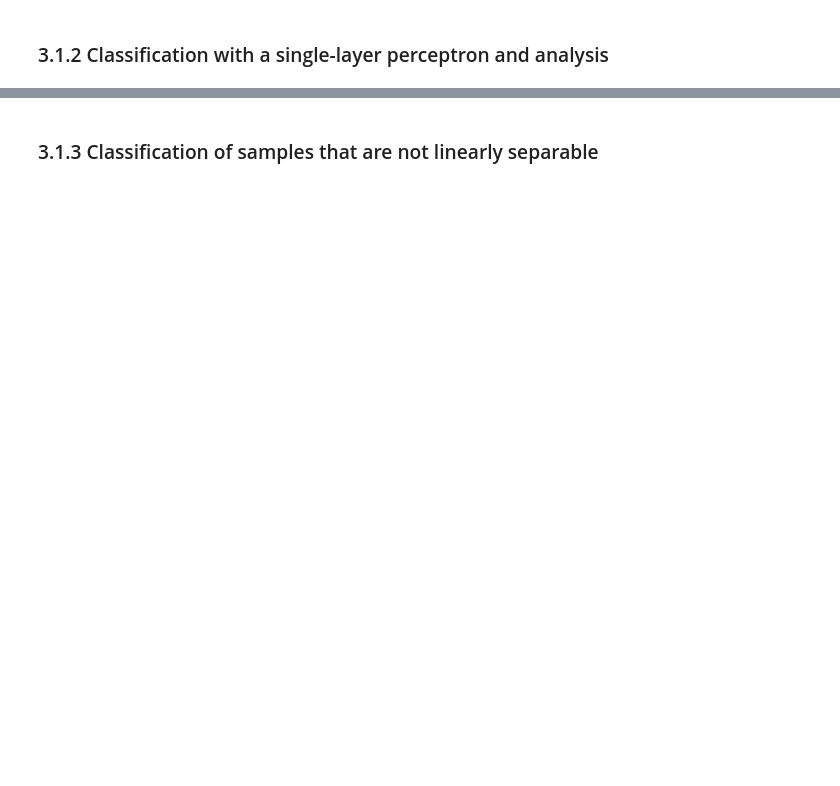
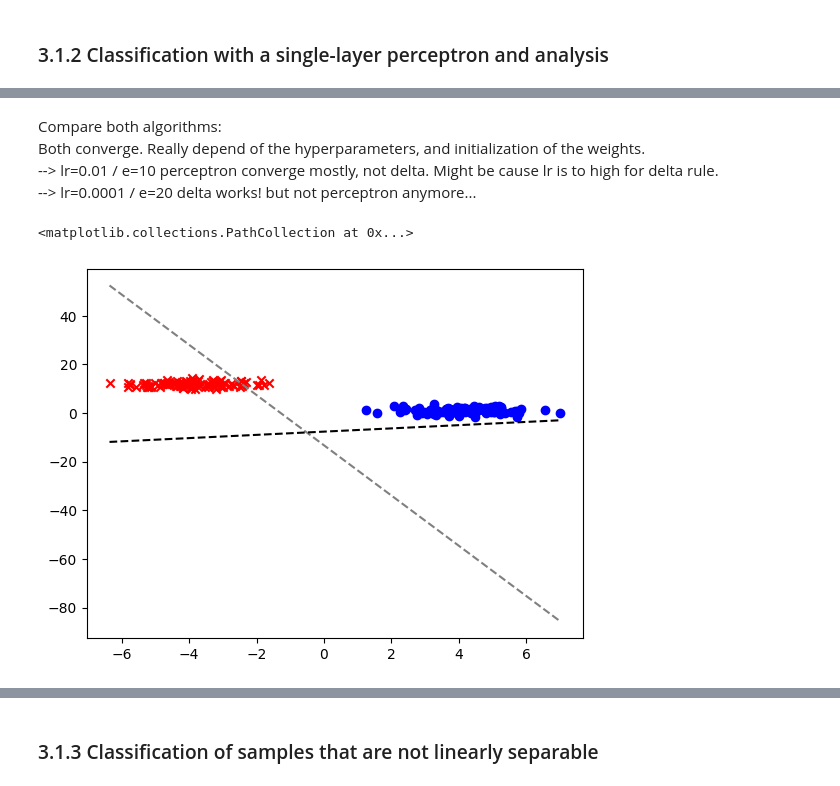
Before and after one commit to Seyoooo/ANNandDAlabs, a Jupyter notebook: lab1acopyJULIEN.ipynb, the cells around one changed output, grey strips where cells are left out. Drawn from its saved outputs; the diff is of its cells as text; code cells hidden in the pictures; blank space fills up the shorter version.

```diff
--- a/lab1acopyJULIEN.ipynb
+++ b/lab1acopyJULIEN.ipynb
@@ -121,0 +128,47 @@ Delta learning rule mostly converge, but depends of the hyperparameters..
+# %% [markdown]
+Compare both algorithms:
+Both converge. Really depend of the hyperparameters, and initialization of the weights.
+--> lr=0.01 / e=10 perceptron converge mostly, not delta. Might be cause lr is to high for delta rule.
+--> lr=0.0001 / e=20 delta works! but not perceptron anymore...
+# %%
+# Question 2 : Compare sequential with a batch learning approach for the delta rule. How
+# quickly (in terms of epochs) do the algorithms converge? Please adjust the
+# learning rate and plot the learning curves for each variant. Bear in mind
+# that for sequential learning you should not use the matrix form of the lear-
+# ning rule discussed in section 2.2 and instead perform updates iteratively
+# for each sample. How sensitive is learning to random initialisation?
+
+weights_pl = np.random.rand(3)
+weights_dlr = np.copy(weights_pl)
+xmin = min(dataset[:,0])
+xmax = max(dataset[:,0])
+x = np.linspace(xmin, xmax, 20)
+
+# Online mode
+batch_size = 1
+
+### Perceptron learning
+
+weights_pl = perceptron_learning(dataset, weights_pl, batch_size)
+y = (weights_pl[2] - weights_pl[0] * x) / weights_pl[1]
+
+plt.plot(x, y, c='grey', linestyle='--')
+
+### Delta learning rule
+
+# ground truth in {-1, 1}
+dataset_symetric = np.copy(dataset)
+dataset_symetric[:,3] = 2 * (dataset_symetric[:,3] - 0.5)
+
+weights_dlr = delta_learning(dataset_symetric, weights_dlr, batch_size)
+
+y = (weights_dlr[2] - weights_dlr[0] * x) / weights_dlr[1]
+
+plt.plot(x, y, c='black', linestyle='--')
+
+# Plot of dataset
+plt.scatter(a[:, 0], a[:, 1], c='b', label='a', marker='o')
+plt.scatter(b[:, 0], b[:, 1], c='r', label='b', marker='x')
+# %% [output]
+<matplotlib.collections.PathCollection at 0x...>
+[figure, added]
```
Also changed, not shown: parts of 6 cells of this notebook.
